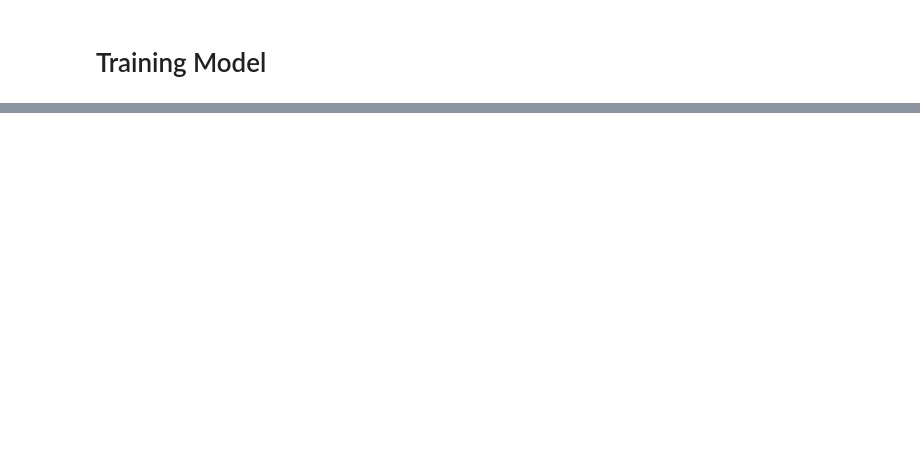
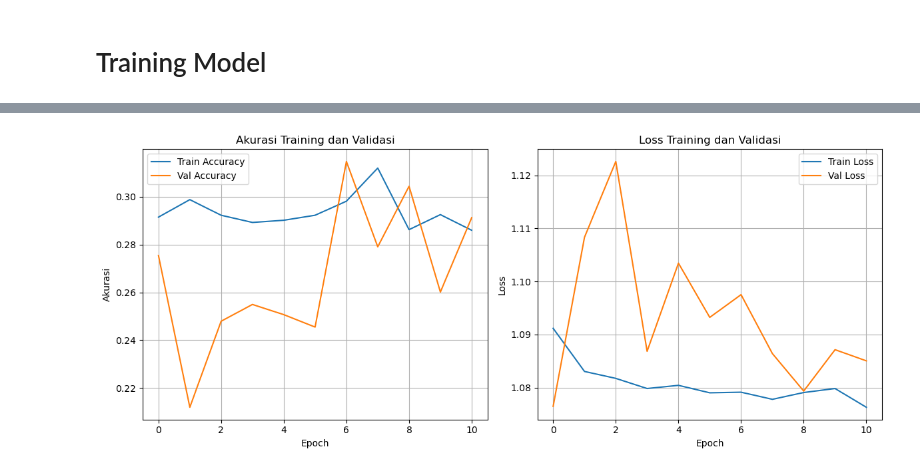
Before and after one commit to amongnikol/analisis_sentimen_prabowo, a Jupyter notebook: prabowo.ipynb, the cells around one changed output, grey strips where cells are left out. Cells and saved outputs as stored; diff of their text form; code cells hidden in the pictures; blank space fills up the shorter version.

```diff
--- a/prabowo.ipynb
+++ b/prabowo.ipynb
@@ -265,3 +158,11 @@ df.head()
+# %%
+# 5. Lakukan ulang tokenizer dengan batasan MAX_WORDS
+tokenizer = Tokenizer(num_words=MAX_WORDS, oov_token="<OOV>")
+tokenizer.fit_on_texts(df['text_processed'])
+sequences = tokenizer.texts_to_sequences(df['text_processed'])
+
+# 6. Padding sequences
+padded = pad_sequences(sequences, maxlen=MAX_LEN, padding='post', truncating='post')
 # %% [markdown]
 # Feature Engineering
 # %%
@@ -410,3 +264,35 @@ Epoch 6/100
+# %%
+import matplotlib.pyplot as plt
+
+# Ambil data dari history
+history_dict = history.history
+
+# --- Plot Accuracy ---
+plt.figure(figsize=(12, 5))
+
+plt.subplot(1, 2, 1)
+plt.plot(history_dict['accuracy'], label='Train Accuracy')
+plt.plot(history_dict['val_accuracy'], label='Val Accuracy')
+plt.title('Akurasi Training dan Validasi')
+plt.xlabel('Epoch')
+plt.ylabel('Akurasi')
+plt.legend()
+plt.grid(True)
+
+# --- Plot Loss ---
+plt.subplot(1, 2, 2)
+plt.plot(history_dict['loss'], label='Train Loss')
+plt.plot(history_dict['val_loss'], label='Val Loss')
+plt.title('Loss Training dan Validasi')
+plt.xlabel('Epoch')
+plt.ylabel('Loss')
+plt.legend()
+plt.grid(True)
+
+plt.tight_layout()
+plt.show()
+# %% [output]
+[figure, added]
 # %%
 from sklearn.metrics import confusion_matrix, classification_report
 import seaborn as sns
```
Also changed, not shown: parts of 36 cells of this notebook, 16 other files.
